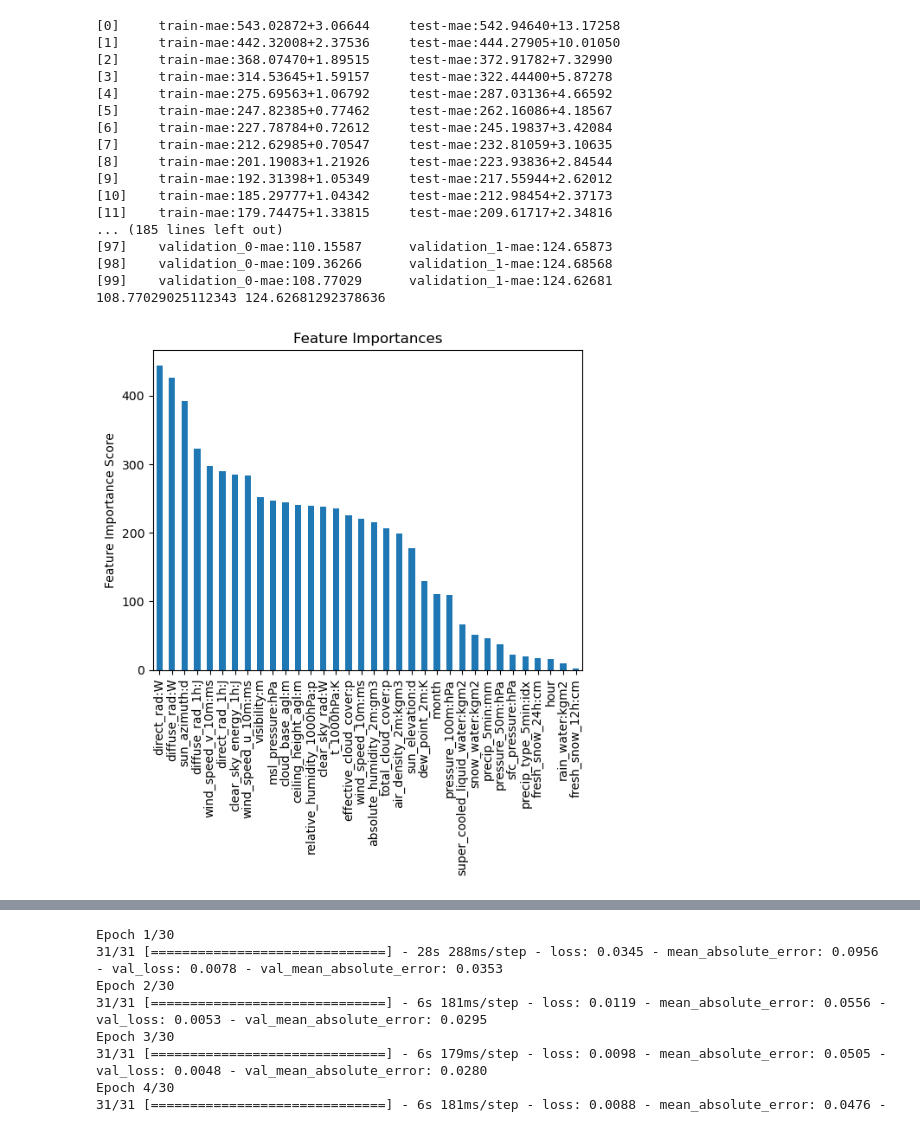
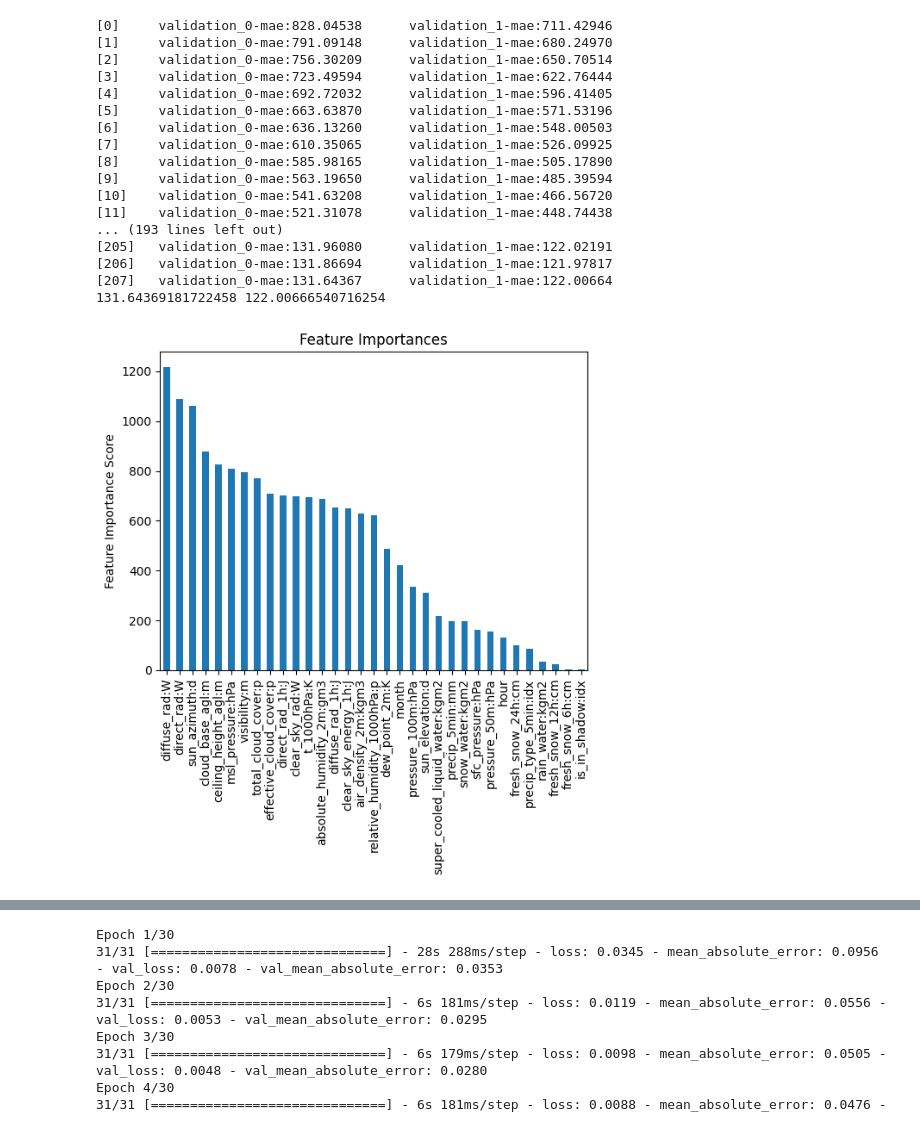
Before and after one commit to MartinSkatvedt/TDT4173-Machine-Learning, a Jupyter notebook: read_files.ipynb, the cells around one changed output, grey strips where cells are left out. Drawn from its saved outputs; the diff is of its cells as text; code cells hidden in the pictures.

```diff
--- a/read_files.ipynb
+++ b/read_files.ipynb
@@ -62,8 +62,8 @@ def join_data_and_labels(train, val, labels):
     return joined_train, joined_val
 # %%
 def remove_unused_columns(df):
-    df = df.drop(['wind_speed_10m:ms', 'elevation:m', 'wind_speed_u_10m:ms', 'wind_speed_v_10m:ms',
-                 'wind_speed_w_1000hPa:ms', 'absolute_humidity_2m:gm3'], axis=1)
+    df = df.drop(['wind_speed_10m:ms', 'wind_speed_u_10m:ms', 'wind_speed_v_10m:ms',
+                 'wind_speed_w_1000hPa:ms'], axis=1)
     return df
 # %%
 def drop_constanst_columns(train, val, test):
@@ -151,17 +151,17 @@ train_data_b, val_data_b = join_data_and_labels(X_train_observed_b, X_train_esti
 train_data_c, val_data_c = join_data_and_labels(X_train_observed_c, X_train_estimated_c, train_c)
 # %%
 # Remove columns which are not needed
-#train_data_a = remove_unused_columns(train_data_a)
-#val_data_a = remove_unused_columns(val_data_a)
-#test_a = remove_unused_columns(test_a)
+train_data_a = remove_unused_columns(train_data_a)
+val_data_a = remove_unused_columns(val_data_a)
+test_a = remove_unused_columns(test_a)
 
-#train_data_b = remove_unused_columns(train_data_b)
-#val_data_b = remove_unused_columns(val_data_b)
-#test_b = remove_unused_columns(test_b)
+train_data_b = remove_unused_columns(train_data_b)
+val_data_b = remove_unused_columns(val_data_b)
+test_b = remove_unused_columns(test_b)
 
-#train_data_c = remove_unused_columns(train_data_c)
-#val_data_c = remove_unused_columns(val_data_c)
-#test_c = remove_unused_columns(test_c)
+train_data_c = remove_unused_columns(train_data_c)
+val_data_c = remove_unused_columns(val_data_c)
+test_c = remove_unused_columns(test_c)
 # %%
 #Convert date into sin and cos components
 #convert_date_to_sin_and_cos(train_data_a)
@@ -289,43 +281,42 @@ gc.collect()
 # %%
 model_a = xgb.XGBRegressor(
- #device='cuda',
- learning_rate =0.2,
- n_estimators=100,
+ device='cuda',
+ learning_rate =0.05,
+ n_estimators=208,
  max_depth=7,
  min_child_weight=6,
  gamma=0.0,
  subsample=0.75,
  colsample_bytree=0.85,
  nthread=4,
  seed=42,
  eval_metric= 'mae',
  scale_pos_weight=1,
  booster='gbtree',
  reg_alpha=99
 )
 #base: 111.09641204863941 124.56255801196808
-#131.1067651482959 119.79052672079942 eta:0.01 n=1000
-
-
+#65.99057396142592 125.93691245063847 n=738
+#131.64369181722458 122.00666540716254 n=208
 modelfit(model_a, train_data_a, train_a_y, val_data_a, val_a_y, useTrainCV = False)
 # %% [output]
-[0]     train-mae:543.02872+3.06644     test-mae:542.94640+13.17258
-[1]     train-mae:442.32008+2.37536     test-mae:444.27905+10.01050
-[2]     train-mae:368.07470+1.89515     test-mae:372.91782+7.32990
-[3]     train-mae:314.53645+1.59157     test-mae:322.44400+5.87278
-[4]     train-mae:275.69563+1.06792     test-mae:287.03136+4.66592
-[5]     train-mae:247.82385+0.77462     test-mae:262.16086+4.18567
-[6]     train-mae:227.78784+0.72612     test-mae:245.19837+3.42084
-[7]     train-mae:212.62985+0.70547     test-mae:232.81059+3.10635
-[8]     train-mae:201.19083+1.21926     test-mae:223.93836+2.84544
-[9]     train-mae:192.31398+1.05349     test-mae:217.55944+2.62012
-[10]    train-mae:185.29777+1.04342     test-mae:212.98454+2.37173
-[11]    train-mae:179.74475+1.33815     test-mae:209.61717+2.34816
-... (185 lines left out)
-[97]    validation_0-mae:110.15587      validation_1-mae:124.65873
-[98]    validation_0-mae:109.36266      validation_1-mae:124.68568
-[99]    validation_0-mae:108.77029      validation_1-mae:124.62681
-108.77029025112343 124.62681292378636
+[0]     validation_0-mae:828.04538      validation_1-mae:711.42946
+[1]     validation_0-mae:791.09148      validation_1-mae:680.24970
+[2]     validation_0-mae:756.30209      validation_1-mae:650.70514
+[3]     validation_0-mae:723.49594      validation_1-mae:622.76444
+[4]     validation_0-mae:692.72032      validation_1-mae:596.41405
+[5]     validation_0-mae:663.63870      validation_1-mae:571.53196
+[6]     validation_0-mae:636.13260      validation_1-mae:548.00503
+[7]     validation_0-mae:610.35065      validation_1-mae:526.09925
+[8]     validation_0-mae:585.98165      validation_1-mae:505.17890
+[9]     validation_0-mae:563.19650      validation_1-mae:485.39594
+[10]    validation_0-mae:541.63208      validation_1-mae:466.56720
+[11]    validation_0-mae:521.31078      validation_1-mae:448.74438
+... (193 lines left out)
+[205]   validation_0-mae:131.96080      validation_1-mae:122.02191
+[206]   validation_0-mae:131.86694      validation_1-mae:121.97817
+[207]   validation_0-mae:131.64367      validation_1-mae:122.00664
+131.64369181722458 122.00666540716254
-[figure, old version]
+[figure, new version]
 # %%
 model_b = xgb.XGBRegressor(
```
Also changed, not shown: parts of 10 cells of this notebook, 1 other file.
